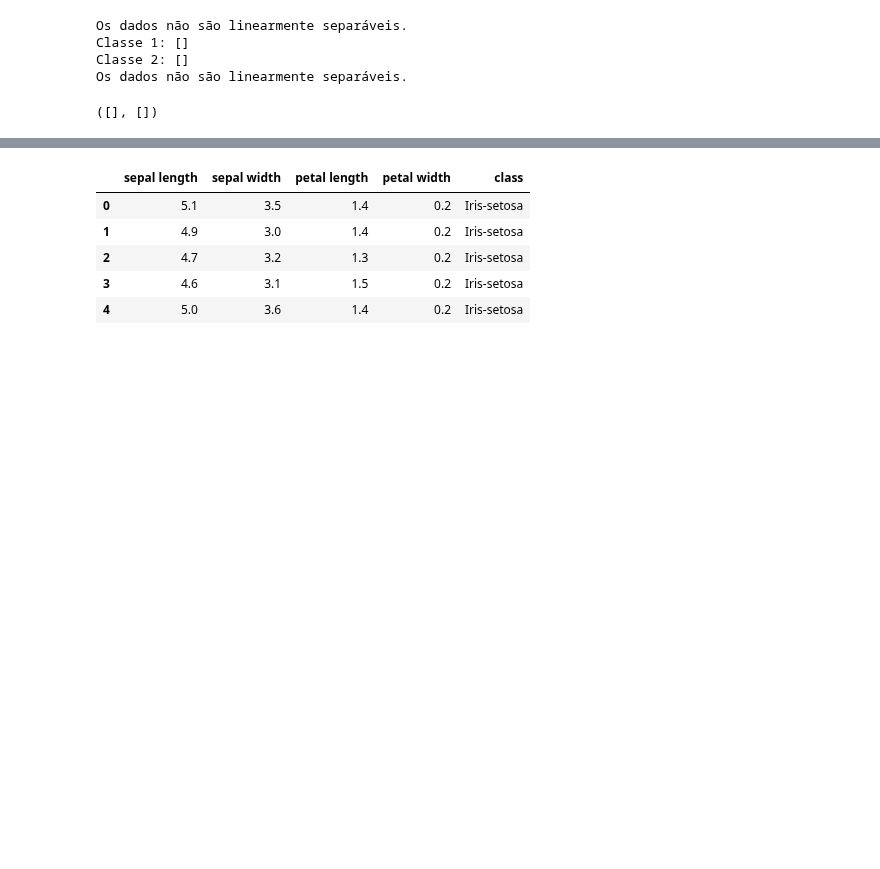
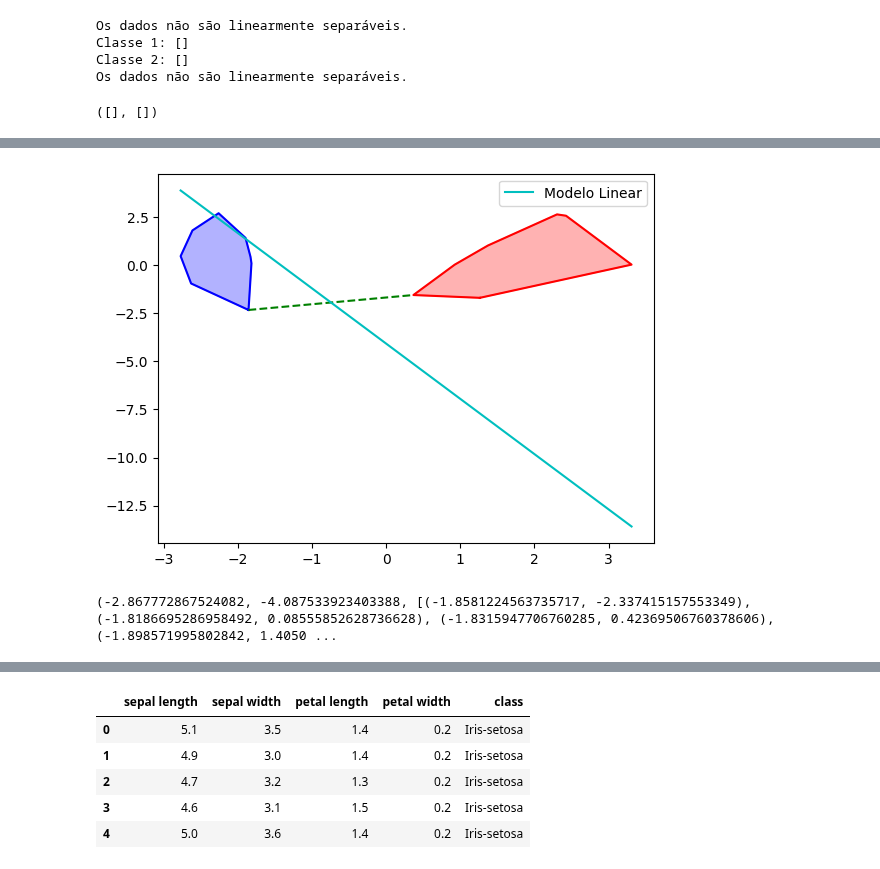
Before and after one commit to marcelomrad/Classificador_Linear, a Jupyter notebook: main.ipynb, the cells around one changed output, grey strips where cells are left out. Saved outputs shown, nothing was run; the diff lists cells and outputs as text; code cells hidden in the pictures; blank space fills up the shorter version.

```diff
--- a/main.ipynb
+++ b/main.ipynb
@@ -466,0 +516,12 @@ print(f"F1-score: {f1:.2f}") """
+# %%
+# Preparando os pontos para "setosa" e "virginica"
+setosa_points = [Ponto(x, y) for x, y in data_pca[iris.target == 0]]
+virginica_points = [Ponto(x, y) for x, y in data_pca[iris.target == 2]]
+
+# Chamando a função
+result = construir_modelo_linear(setosa_points, virginica_points)
+plot_modelo(setosa_points, virginica_points)
+print(result)
+# %% [output]
+[figure, added]
+(-2.867772867524082, -4.087533923403388, [(-1.8581224563735717, -2.337415157553349), (-1.8186695286958492, 0.08555852628736628), (-1.8315947706760285, 0.42369506760378606), (-1.898571995802842, 1.4050 ...
```
Also changed, not shown: parts of 14 cells of this notebook.
